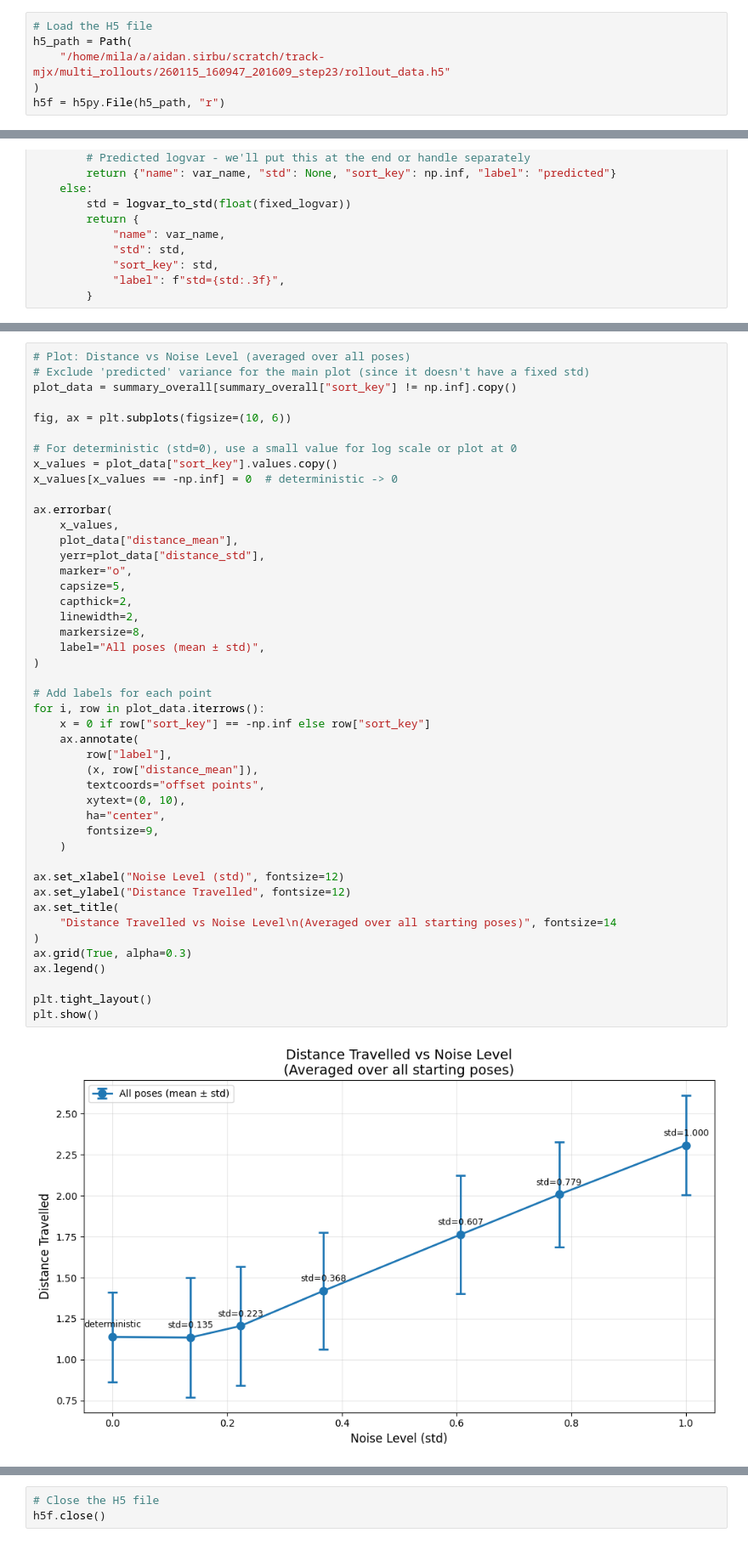
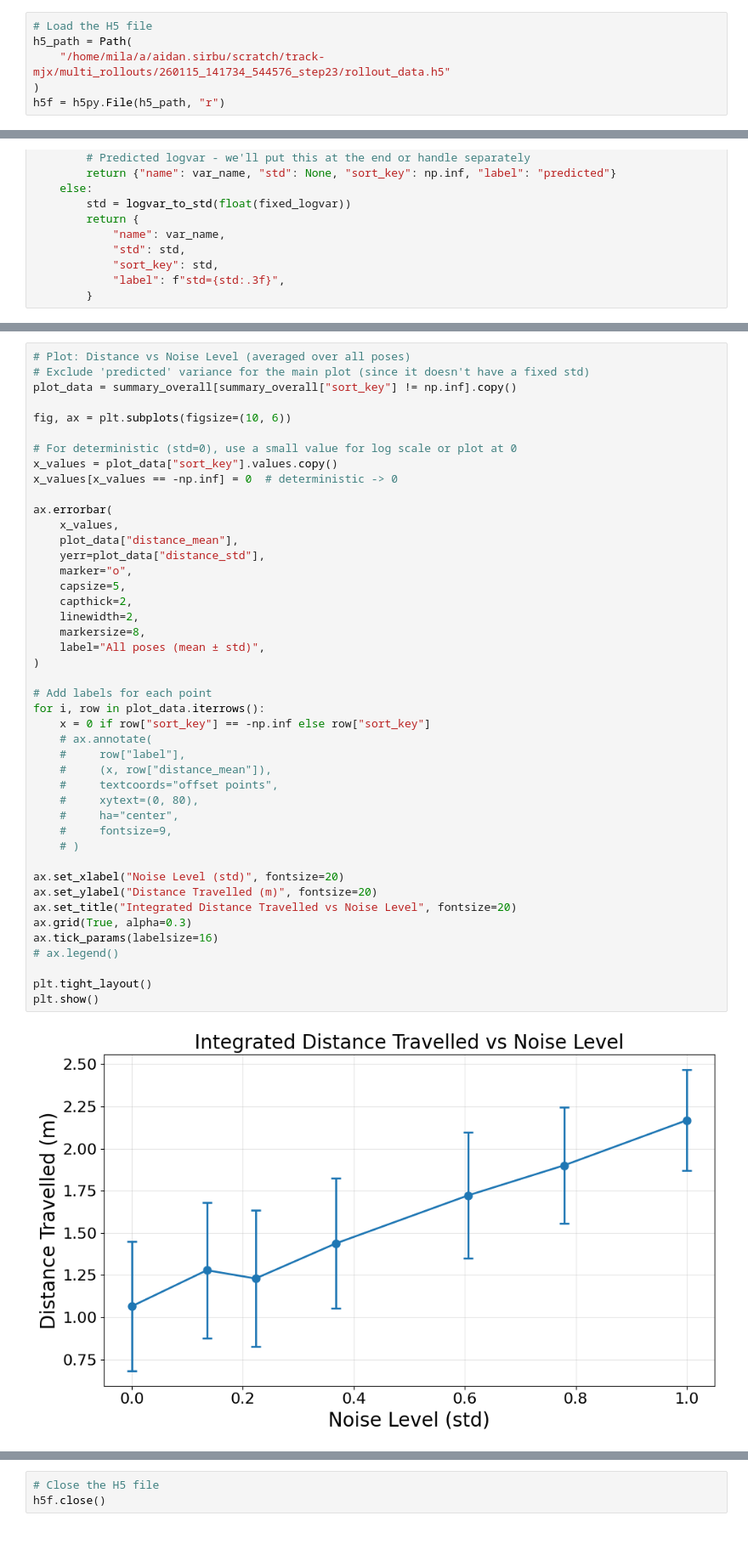
Before and after one commit to talmolab/track-mjx, a Jupyter notebook: notebooks/analyze_multi_rollouts.ipynb, the cells around one changed output, grey strips where cells are left out. Shown at 85% size. Cells and saved outputs as stored; diff of their text form.

```diff
--- a/notebooks/analyze_multi_rollouts.ipynb
+++ b/notebooks/analyze_multi_rollouts.ipynb
@@ -11,7 +11,7 @@ from pathlib import Path
 # %%
 # Load the H5 file
 h5_path = Path(
-    "/home/mila/a/aidan.sirbu/scratch/track-mjx/multi_rollouts/260115_160947_201609_step23/rollout_data.h5"
+    "/home/mila/a/aidan.sirbu/scratch/track-mjx/multi_rollouts/260115_141734_544576_step23/rollout_data.h5"
 )
 h5f = h5py.File(h5_path, "r")
 # %%
@@ -276,48 +276,47 @@ Distance Travelled (Std):
 # Exclude 'predicted' variance for the main plot (since it doesn't have a fixed std)
 plot_data = summary_overall[summary_overall["sort_key"] != np.inf].copy()
 
 fig, ax = plt.subplots(figsize=(10, 6))
 
 # For deterministic (std=0), use a small value for log scale or plot at 0
 x_values = plot_data["sort_key"].values.copy()
 x_values[x_values == -np.inf] = 0  # deterministic -> 0
 
 ax.errorbar(
     x_values,
     plot_data["distance_mean"],
     yerr=plot_data["distance_std"],
     marker="o",
     capsize=5,
     capthick=2,
     linewidth=2,
     markersize=8,
     label="All poses (mean ± std)",
 )
 
 # Add labels for each point
 for i, row in plot_data.iterrows():
     x = 0 if row["sort_key"] == -np.inf else row["sort_key"]
-    ax.annotate(
-        row["label"],
-        (x, row["distance_mean"]),
-        textcoords="offset points",
-        xytext=(0, 10),
-        ha="center",
-        fontsize=9,
-    )
+    # ax.annotate(
+    #     row["label"],
+    #     (x, row["distance_mean"]),
+    #     textcoords="offset points",
+    #     xytext=(0, 80),
+    #     ha="center",
+    #     fontsize=9,
+    # )
 
-ax.set_xlabel("Noise Level (std)", fontsize=12)
-ax.set_ylabel("Distance Travelled", fontsize=12)
-ax.set_title(
-    "Distance Travelled vs Noise Level\n(Averaged over all starting poses)", fontsize=14
-)
+ax.set_xlabel("Noise Level (std)", fontsize=20)
+ax.set_ylabel("Distance Travelled (m)", fontsize=20)
+ax.set_title("Integrated Distance Travelled vs Noise Level", fontsize=20)
 ax.grid(True, alpha=0.3)
-ax.legend()
+ax.tick_params(labelsize=16)
+# ax.legend()
 
 plt.tight_layout()
 plt.show()
 # %% [output]
-[figure, old version]
+[figure, new version]
 # %%
 # Plot: Distance vs Noise Level (separate line for each starting pose)
 plot_data_by_pose = summary_by_pose[summary_by_pose["sort_key"] != np.inf].copy()
```
Also changed, not shown: parts of 13 cells of this notebook, 12 other files.
